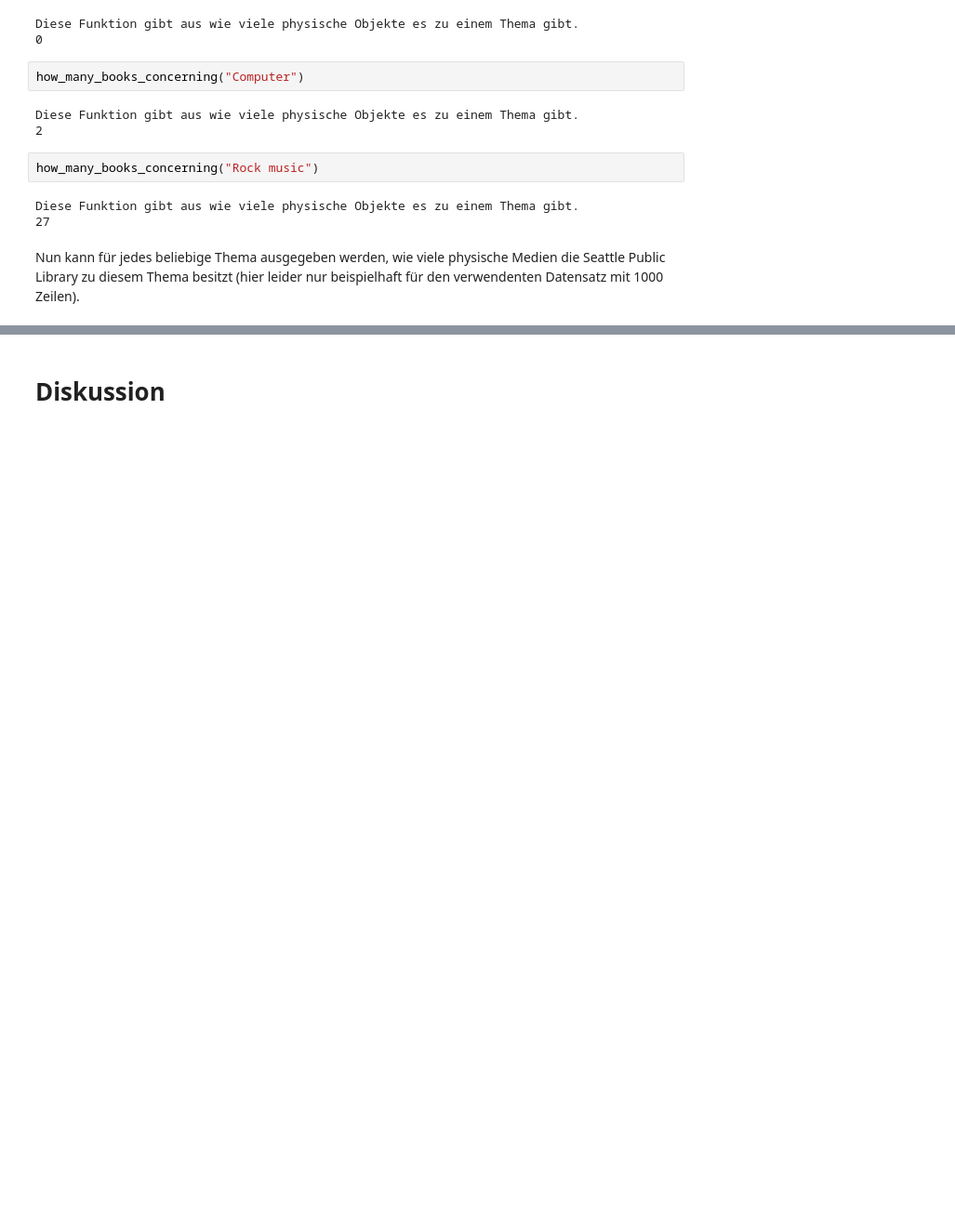
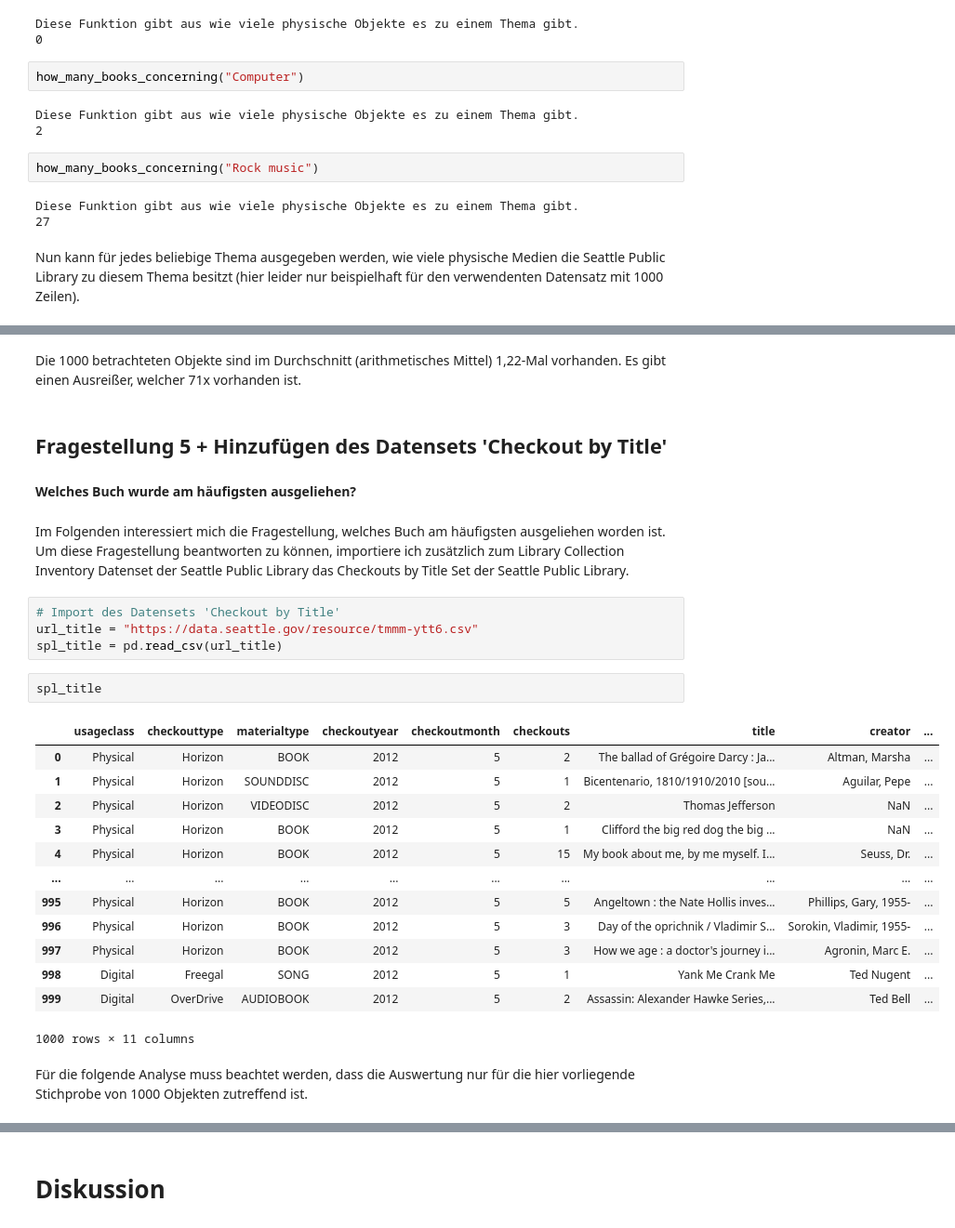
Before and after one commit to kgoedde/BdK6.5.3_P3_SoSe2021_KATJA_GOEDDE, a Jupyter notebook: Aufgabe_2/Datenanalyse_Seattle_Public_Library.ipynb, the cells around one changed output, grey strips where cells are left out. Shown at 93% size. Cells and saved outputs as stored; diff of their text form; blank space fills up the shorter version.

Commit message:
Hinzufügen von Fragestellung 4 und 5

```diff
--- a/Aufgabe_2/Datenanalyse_Seattle_Public_Library.ipynb
+++ b/Aufgabe_2/Datenanalyse_Seattle_Public_Library.ipynb
@@ -263,0 +281,29 @@ Nun kann für jedes beliebige Thema ausgegeben werden, wie viele physische Medie
+# %% [markdown]
+Die 1000 betrachteten Objekte sind im Durchschnitt (arithmetisches Mittel) 1,22-Mal vorhanden. Es gibt einen Ausreißer, welcher 71x vorhanden ist.
+# %% [markdown]
+## Fragestellung 5 + Hinzufügen des Datensets 'Checkout by Title'
+#### Welches Buch wurde am häufigsten ausgeliehen?
+# %% [markdown]
+Im Folgenden interessiert mich die Fragestellung, welches Buch am häufigsten ausgeliehen worden ist. Um diese Fragestellung beantworten zu können, importiere ich zusätzlich zum Library Collection Inventory Datenset der Seattle Public Library das Checkouts by Title Set der Seattle Public Library.
+# %%
+# Import des Datensets 'Checkout by Title'
+url_title = "https://data.seattle.gov/resource/tmmm-ytt6.csv"
+spl_title = pd.read_csv(url_title)
+# %%
+spl_title
+# %% [output]
+|  | usageclass | checkouttype | materialtype | checkoutyear | checkoutmonth | checkouts | title | creator | ... |
+| 0 | Physical | Horizon | BOOK | 2012 | 5 | 2 | The ballad of Grégoire Darcy : Ja... | Altman, Marsha | ... |
+| 1 | Physical | Horizon | SOUNDDISC | 2012 | 5 | 1 | Bicentenario, 1810/1910/2010 [sou... | Aguilar, Pepe | ... |
+| 2 | Physical | Horizon | VIDEODISC | 2012 | 5 | 2 | Thomas Jefferson | NaN | ... |
+| 3 | Physical | Horizon | BOOK | 2012 | 5 | 1 | Clifford the big red dog the big ... | NaN | ... |
+| 4 | Physical | Horizon | BOOK | 2012 | 5 | 15 | My book about me, by me myself. I... | Seuss, Dr. | ... |
+| ... | ... | ... | ... | ... | ... | ... | ... | ... | ... |
+| 995 | Physical | Horizon | BOOK | 2012 | 5 | 5 | Angeltown : the Nate Hollis inves... | Phillips, Gary, 1955- | ... |
+| 996 | Physical | Horizon | BOOK | 2012 | 5 | 3 | Day of the oprichnik / Vladimir S... | Sorokin, Vladimir, 1955- | ... |
+| 997 | Physical | Horizon | BOOK | 2012 | 5 | 3 | How we age : a doctor's journey i... | Agronin, Marc E. | ... |
+| 998 | Digital | Freegal | SONG | 2012 | 5 | 1 | Yank Me Crank Me | Ted Nugent | ... |
+| 999 | Digital | OverDrive | AUDIOBOOK | 2012 | 5 | 2 | Assassin: Alexander Hawke Series,... | Ted Bell | ... |
+1000 rows × 11 columns
+# %% [markdown]
+Für die folgende Analyse muss beachtet werden, dass die Auswertung nur für die hier vorliegende Stichprobe von 1000 Objekten zutreffend ist.
```
Also changed, not shown: parts of 25 cells of this notebook.
